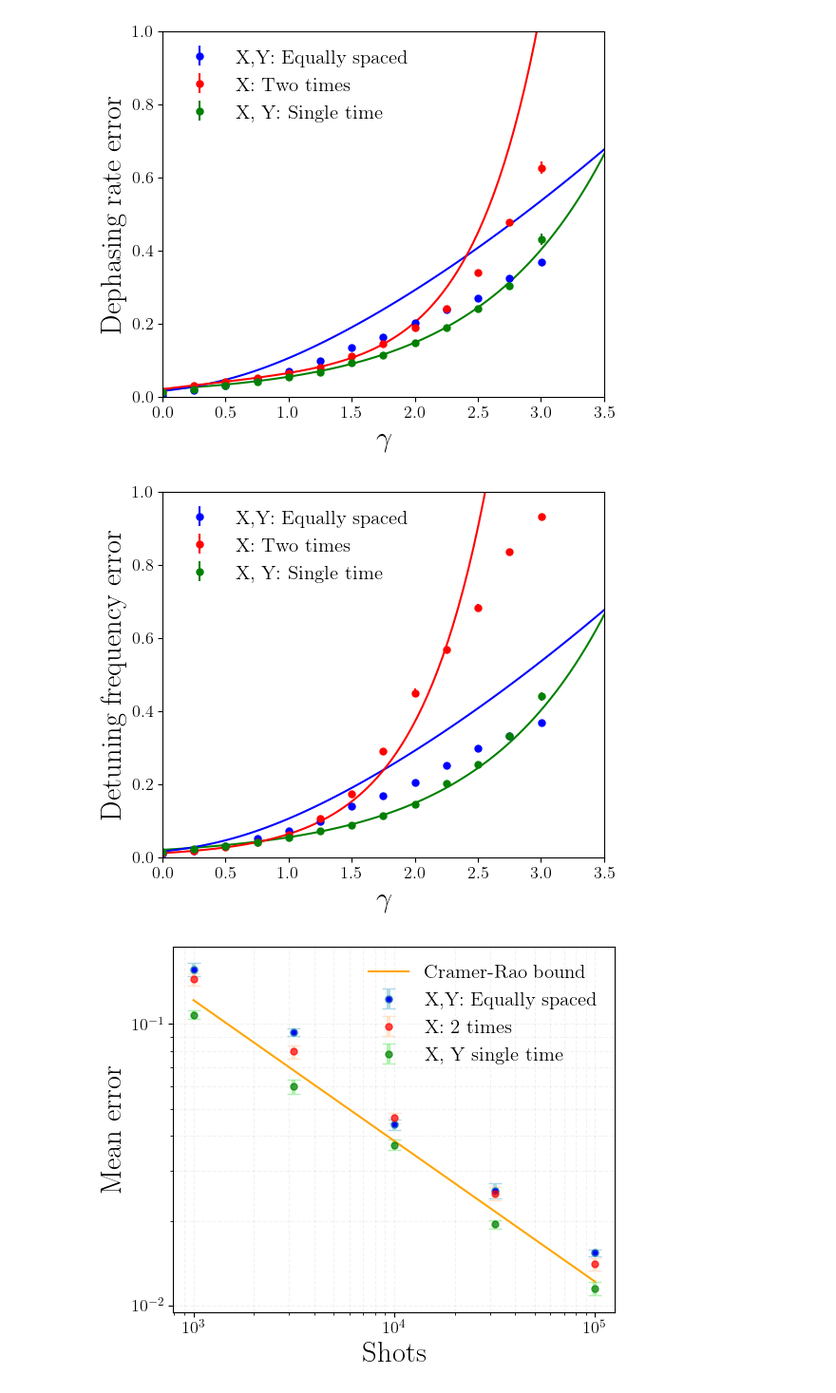
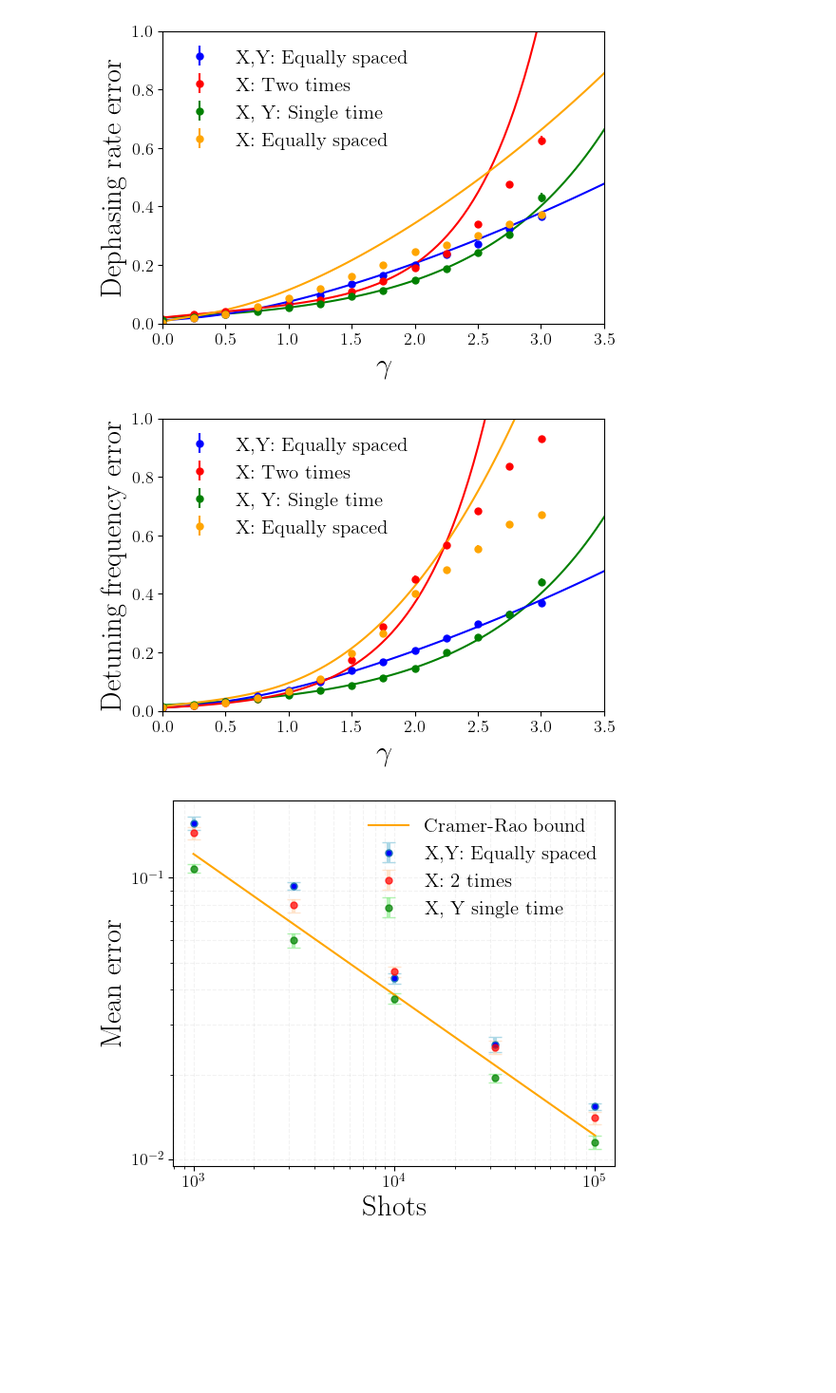
Before and after one commit to Davidkatom/Crosstalk, a Jupyter notebook: Paper/GraphForPaper.ipynb, the cells around one changed output. Shown at 95% size. Cells and saved outputs as stored; diff of their text form; code cells hidden in the pictures; blank space fills up the shorter version.

```diff
--- a/Paper/GraphForPaper.ipynb
+++ b/Paper/GraphForPaper.ipynb
@@ -9,7 +9,7 @@ plt.rcParams.update({
     'lines.markersize': 10,           # Default marker size
     'legend.fontsize': 'small',       # Legend font size
     'legend.frameon': False,          # Remove frame around legend
-    'figure.figsize': (6, 5),         # Default figure size
+    'figure.figsize': (6, 4),         # Default figure size
     'axes.grid': True,                # Enable grid for axes
     'grid.alpha': 0.1,                # Set grid transparency
     'grid.linestyle': '--',           # Set grid line style
@@ -150,6 +150,8 @@ errors_local_median_a = a_file["errors_local_median_a"].values
 errors_local_std_a = a_file["errors_local_std_a"].values
 errors_uniform_median_a = a_file["errors_uniform_median_a"].values
 errors_uniform_std_a = a_file["errors_uniform_std_a"].values
+errors_uniform_X_median_a = a_file["errors_uniform_X_median_a"].values
+errors_uniform_X_std_a = a_file["errors_fisher_std_X_a"].values
 
 # Assign columns to variables for "w" dataset
 shots_w = w_file["shots"].values
@@ -160,6 +162,8 @@ errors_local_median_w = w_file["errors_local_median_w"].values
 errors_local_std_w = w_file["errors_local_std_w"].values
 errors_uniform_median_w = w_file["errors_uniform_median_w"].values
 errors_uniform_std_w = w_file["errors_uniform_std_w"].values
+errors_uniform_X_median_w = w_file["errors_uniform_X_median_w"].values
+errors_uniform_X_std_w = w_file["errors_fisher_std_X_w"].values
 
 # Plot settings
 plt.figure()
@@ -173,7 +177,7 @@ t_fisher = [0.4439410861020235, 1.784695781691183]
 T_many = np.linspace(0, t_max, samples)
 
 sigma_single = 1 / np.sqrt(N)
-sigma_many = 1 / np.sqrt(N / (samples*2))
+sigma_many = 1 / np.sqrt(N / (samples))
 sigma_fisher = 1 / np.sqrt(N)
 Gamma = np.linspace(0, 4, 100)
 
@@ -185,16 +189,19 @@ def plot_a(i):
     error_many = []
     error_fisher_full = []
     error_fisher_g = []
+    error_many_x = []
     for g in Gamma:
         error_single.append(rao_bound_complex([t], g, sigma_single))
         error_many.append(rao_bound_complex(T_many, g, sigma_many))
         error_fisher_full.append(rao_bound(t_fisher, 1, g, [N, N])[i])
+        # a = [N/ samples] * samples
+        error_many_x.append(rao_bound(T_many,1, g, [N/ samples] * samples)[i])
         # error_fisher_g.append(rao_bound_gausian(t_fisher, 1, g, sigma_fisher)[i])
 
     plt.plot(Gamma, error_single, color='green')
     plt.plot(Gamma, error_many, color='blue')
     plt.plot(Gamma, error_fisher_full, color = 'red')
-    # plt.plot(Gamma, error_fisher_g, color='orange')
+    plt.plot(Gamma, error_many_x, color='orange')
 
 
     # plt.plot(Gamma, error_fisher, label='Fisher', color='orange')
@@ -207,36 +214,40 @@ plt.errorbar(Decay_a, np.array(errors_fisher_median_a), yerr=np.array(errors_fis
              fmt='o', color='red', label='X: Two times', markersize=5)
 plt.errorbar(Decay_a, np.array(errors_local_median_a), yerr=np.array(errors_local_std_a), fmt='o',
              color='green', label='X, Y: Single time', markersize=5)
+plt.errorbar(Decay_a, np.array(errors_uniform_X_median_a), yerr=np.array(errors_uniform_X_std_a),
+             fmt='o', color='orange', label='X: Equally spaced', markersize=5)
 
 plt.xlabel('$\gamma$')
 plt.ylabel('Dephasing rate error')
 plt.legend()
 plt.xlim([0, 3.5])
 plt.ylim([0, 1])
 plt.grid(False)
 plt.savefig(os.path.join(graphs, "decay_errors_optimal_a.png"))
 plt.figure()
 plt.errorbar(Decay_w, np.array(errors_uniform_median_w), yerr= np.array(errors_uniform_std_w),
              fmt='o', color='blue', label='X,Y: Equally spaced', markersize=5)
 plt.errorbar(Decay_w, np.array(errors_fisher_median_w), yerr= np.array(errors_fisher_std_w ),
              fmt='o', color='red', label='X: Two times', markersize=5)
 plt.errorbar(Decay_w,  np.array(errors_local_median_w), yerr= np.array(errors_local_std_w ), fmt='o',
              color='green', label='X, Y: Single time', markersize=5)
+plt.errorbar(Decay_w, np.array(errors_uniform_X_median_w), yerr= np.array(errors_uniform_X_std_w),
+             fmt='o', color='orange', label='X: Equally spaced', markersize=5)
 plot_a(1)
 # Final plot adjustments
 plt.xlabel('$\gamma$')
 plt.ylabel('Detuning frequency error')
 plt.legend()
 plt.xlim([0, 3.5])
 plt.ylim([0, 1])
 # plt.tight_layout()
 plt.grid(False)
 plt.savefig(os.path.join(graphs, "decay_errors_optimal_w.png"))
 plt.show()
 # print([(Decay_w[i], errors_fisher_median_a[i]) for i in range(len(Decay_w))])
 # %% [output]
-[figure, old version]
+[figure, new version]
-[figure, old version]
+[figure, new version]
 # %%
 # Data Load Paths
 user_home = os.path.expanduser("~")
```
Also changed, not shown: parts of 4 cells of this notebook, 7 other files.
